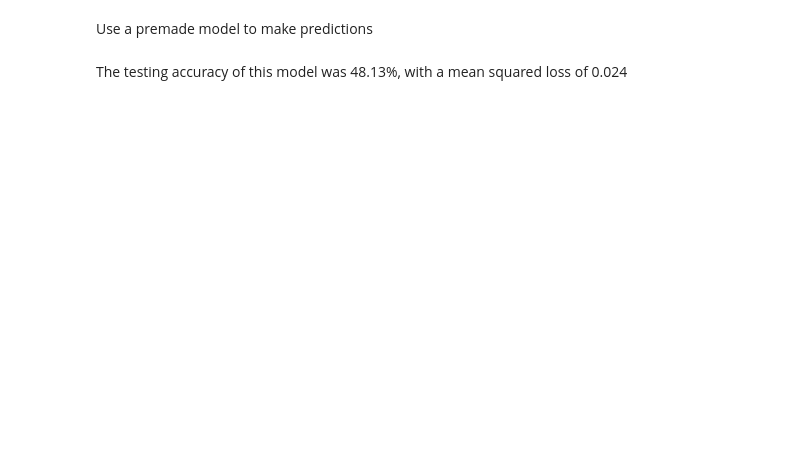
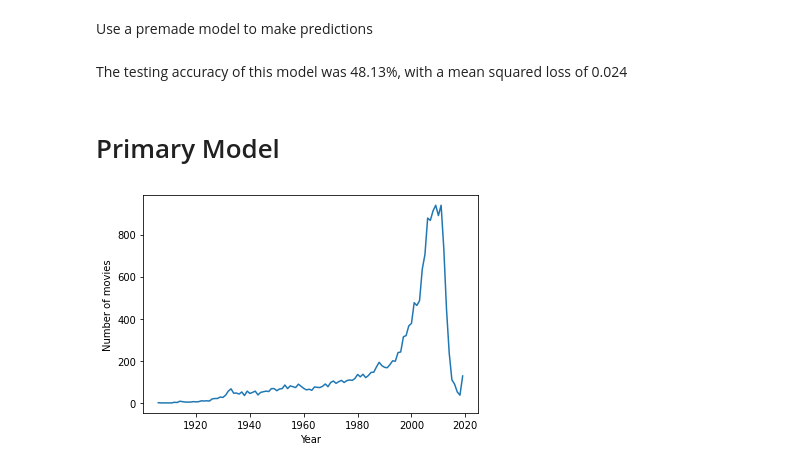
Before and after one commit to Shayshu-NR/Movie-Rating-AI, a Jupyter notebook: APS360_Final_Project.ipynb, the cells around one changed output. Saved outputs shown, nothing was run; the diff lists cells and outputs as text; code cells hidden in the pictures; blank space fills up the shorter version.

```diff
--- a/APS360_Final_Project.ipynb
+++ b/APS360_Final_Project.ipynb
@@ -120,3 +298,5 @@ print('Testing data performance', 100 * (accuracy / len(result)), '% correctly p
 print('Testing data performance', (loss / len(result)), 'Loss')
 # %% [markdown]
 The testing accuracy of this model was 48.13%, with a mean squared loss of 0.024
+# %% [markdown]
+# Primary Model
@@ -122,0 +319,20 @@ The testing accuracy of this model was 48.13%, with a mean squared loss of 0.024
+# %%
+movies = pd.read_csv('/root/datasets/IMDb movies.csv', index_col=False)
+# %%
+catcols = ['genre', 'budget', 'country', 'duration', 'year', 'actors', 'director', 'description', 'avg_vote']
+df = movies[catcols]
+not_missing = df.dropna()
+# %%
+year_dis = []
+its = []
+
+for i in range(114):
+  year_dis.append(not_missing[not_missing.year == (1906 + i)].shape[0])
+  its.append(i + 1906)
+# %%
+plt.plot(its, year_dis)
+plt.xlabel("Year")
+plt.ylabel("Number of movies")
+plt.show()
+# %% [output]
+[figure, added]
```
Also changed, not shown: parts of 42 cells of this notebook.
